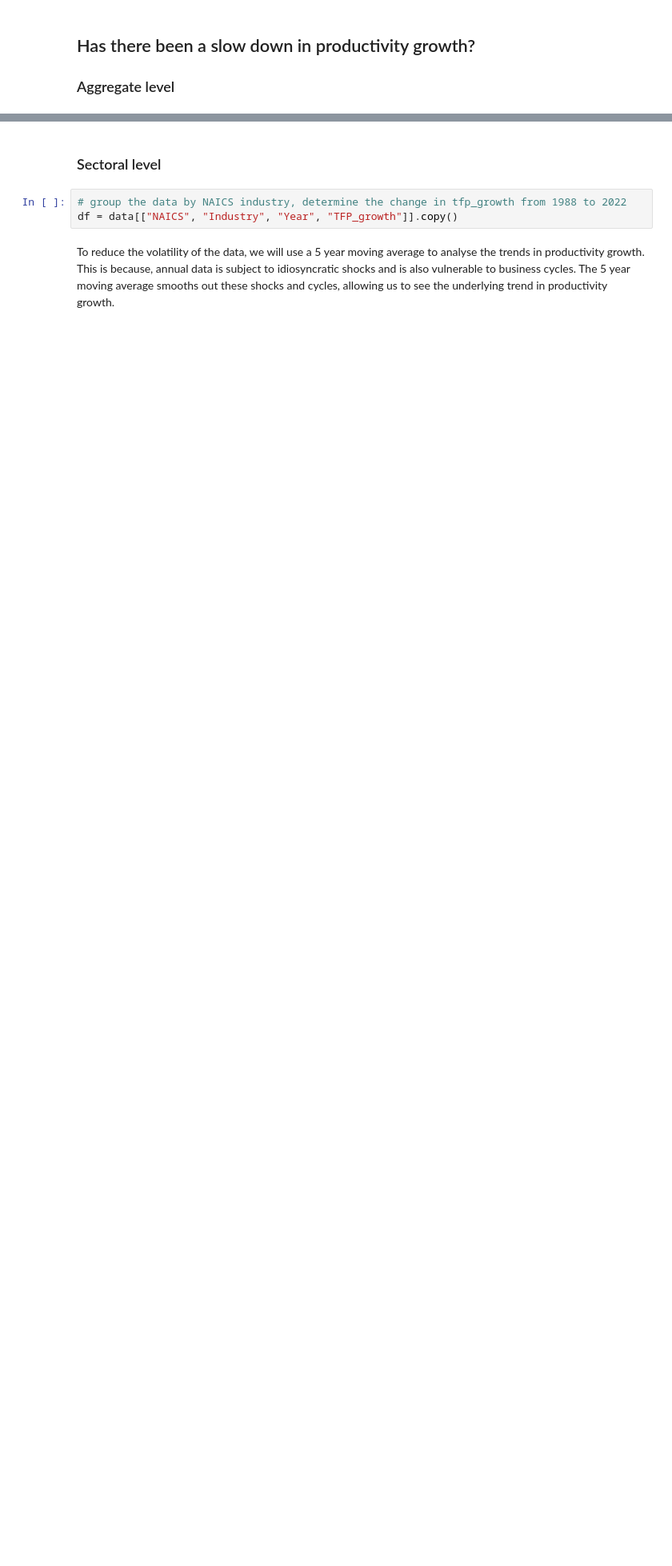
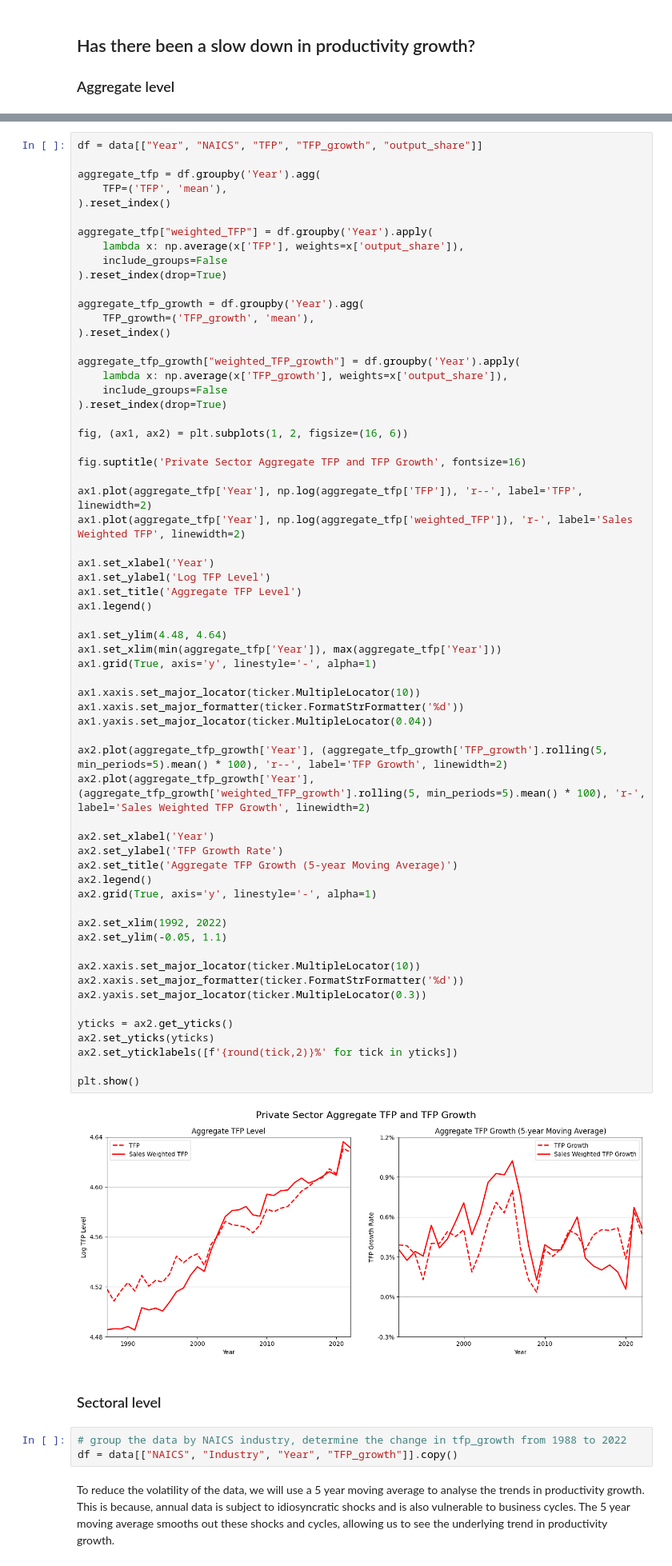
Before and after one commit to ollie-gregory/dynamism_and_productivity_growth, a Jupyter notebook: notebooks/analysis.ipynb, the cells around one changed output, grey strips where cells are left out. Shown at 80% size. Drawn from its saved outputs; the diff is of its cells as text; blank space fills up the shorter version.

```diff
--- a/notebooks/analysis.ipynb
+++ b/notebooks/analysis.ipynb
@@ -95,3 +99,67 @@ plt.show()
+# %%
+df = data[["Year", "NAICS", "TFP", "TFP_growth", "output_share"]]
+
+aggregate_tfp = df.groupby('Year').agg(
+    TFP=('TFP', 'mean'),
+).reset_index()
+
+aggregate_tfp["weighted_TFP"] = df.groupby('Year').apply(
+    lambda x: np.average(x['TFP'], weights=x['output_share']),
+    include_groups=False
+).reset_index(drop=True)
+
+aggregate_tfp_growth = df.groupby('Year').agg(
+    TFP_growth=('TFP_growth', 'mean'),
+).reset_index()
+
+aggregate_tfp_growth["weighted_TFP_growth"] = df.groupby('Year').apply(
+    lambda x: np.average(x['TFP_growth'], weights=x['output_share']),
+    include_groups=False
+).reset_index(drop=True)
+
+fig, (ax1, ax2) = plt.subplots(1, 2, figsize=(16, 6))
+
+fig.suptitle('Private Sector Aggregate TFP and TFP Growth', fontsize=16)
+
+ax1.plot(aggregate_tfp['Year'], np.log(aggregate_tfp['TFP']), 'r--', label='TFP', linewidth=2)
+ax1.plot(aggregate_tfp['Year'], np.log(aggregate_tfp['weighted_TFP']), 'r-', label='Sales Weighted TFP', linewidth=2)
+
+ax1.set_xlabel('Year')
+ax1.set_ylabel('Log TFP Level')
+ax1.set_title('Aggregate TFP Level')
+ax1.legend()
+
+ax1.set_ylim(4.48, 4.64)
+ax1.set_xlim(min(aggregate_tfp['Year']), max(aggregate_tfp['Year']))
+ax1.grid(True, axis='y', linestyle='-', alpha=1)
+
+ax1.xaxis.set_major_locator(ticker.MultipleLocator(10))
+ax1.xaxis.set_major_formatter(ticker.FormatStrFormatter('%d'))
+ax1.yaxis.set_major_locator(ticker.MultipleLocator(0.04))
+
+ax2.plot(aggregate_tfp_growth['Year'], (aggregate_tfp_growth['TFP_growth'].rolling(5, min_periods=5).mean() * 100), 'r--', label='TFP Growth', linewidth=2)
+ax2.plot(aggregate_tfp_growth['Year'], (aggregate_tfp_growth['weighted_TFP_growth'].rolling(5, min_periods=5).mean() * 100), 'r-', label='Sales Weighted TFP Growth', linewidth=2)
+
+ax2.set_xlabel('Year')
+ax2.set_ylabel('TFP Growth Rate')
+ax2.set_title('Aggregate TFP Growth (5-year Moving Average)')
+ax2.legend()
+ax2.grid(True, axis='y', linestyle='-', alpha=1)
+
+ax2.set_xlim(1992, 2022)
+ax2.set_ylim(-0.05, 1.1)
+
+ax2.xaxis.set_major_locator(ticker.MultipleLocator(10))
+ax2.xaxis.set_major_formatter(ticker.FormatStrFormatter('%d'))
+ax2.yaxis.set_major_locator(ticker.MultipleLocator(0.3))
+
+yticks = ax2.get_yticks()
+ax2.set_yticks(yticks)
+ax2.set_yticklabels([f'{round(tick,2)}%' for tick in yticks])
+
+plt.show()
+# %% [output]
+[figure, added]
 # %% [markdown]
 ### Sectoral level
 # %%
```
Also changed, not shown: parts of 16 cells of this notebook, 28 other files.
